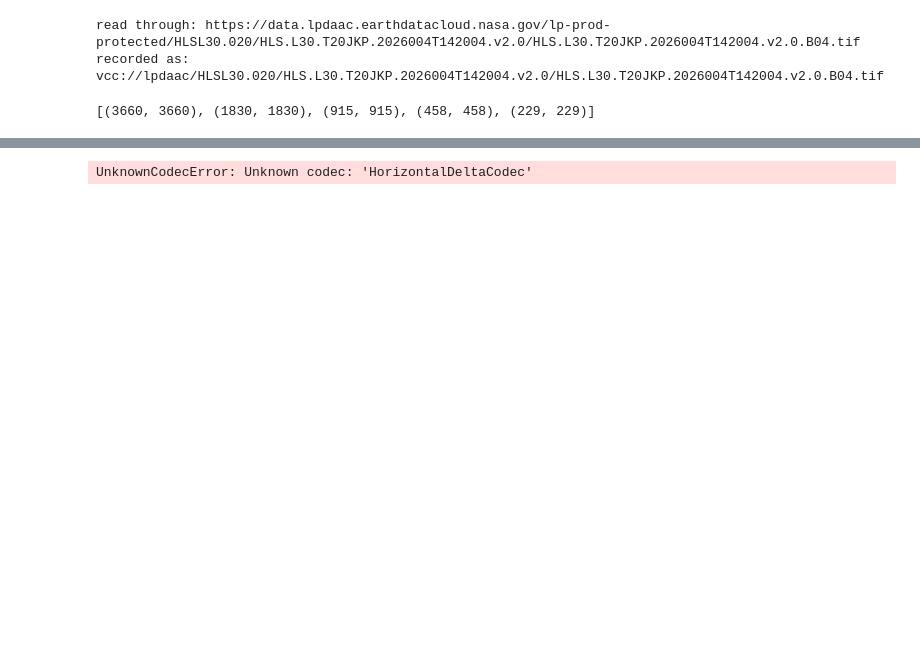
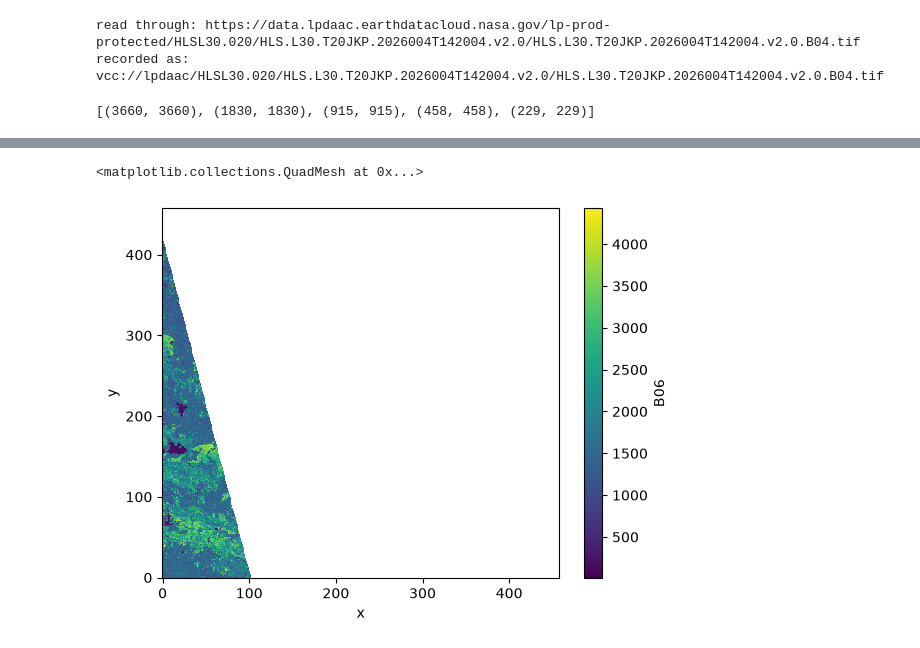
Before and after one commit to developmentseed/icechest, a Jupyter notebook: examples/hls_ingest.ipynb, the cells around one changed output, grey strips where cells are left out. Cells and saved outputs as stored; diff of their text form; code cells hidden in the pictures; blank space fills up the shorter version.

```diff
--- a/examples/hls_ingest.ipynb
+++ b/examples/hls_ingest.ipynb
@@ -148,4 +140,12 @@ TypeError: '<' not supported between instances of 'pyarrow.lib.ChunkedArray' and
 # %%
-ds = xr.open_zarr(store=repo, group=clear.head(1).array_path)
+import xarray as xr
+import virtual_tiff
+
+ds = xr.open_datatree(
+    snap.store,
+    engine="zarr",
+    group=clear.head(1).array_path.item(),
+    consolidated=False,
+)
 ds
 # %% [output]
@@ -153,37 +169,5 @@ TypeError: Unsupported type for store_like: 'HybridSnapshot'
-# %%
-# 8. Open the clearest granule's pyramid as an xarray DataTree.
-def open_pyramid(snap, granule, band="B04"):
-    """A band's pyramid: one DataTree node per resolution level.
-
-    Not ``xr.open_datatree`` on the pyramid, which raises "conflicting sizes
-    for dimension 'y'": the levels are arrays alongside each other, and a
-    DataTree node is a Dataset, so they collide in one node exactly as they
-    would in one Dataset. A node per level is what makes the pyramid
-    representable, and the convention attributes ride on the root.
-    """
-    band_path = f"{granule}/{band}"
-    pyramid_path = f"{band_path}/multiscales"
-
-    levels = sorted(snap.group[pyramid_path].array_keys(), key=int)
-    nodes = {
-        f"/{level}": xr.open_zarr(
-            snap.store,
-            group=pyramid_path,
-            consolidated=False,
-            drop_variables=[other for other in levels if other != level],
-        ).rename({level: band})
-        for level in levels
-    }
-
-    tree = xr.DataTree.from_dict(nodes)
-    tree.attrs.update(dict(snap.group[band_path].attrs))
-    return tree
-
-
-granule = clear.iloc[0]["id"]
-pyramid = open_pyramid(snap, granule)
-
-# Lazy until touched: nothing has been fetched from LP DAAC yet.
-pyramid
-# %% [output]
-UnknownCodecError: Unknown codec: 'HorizontalDeltaCodec'
+# %%
+ds.B06.multiscales["3"].B06.plot()
+# %% [output]
+<matplotlib.collections.QuadMesh at 0x...>
+[figure, added]
```
Also changed, not shown: parts of 6 cells of this notebook.
